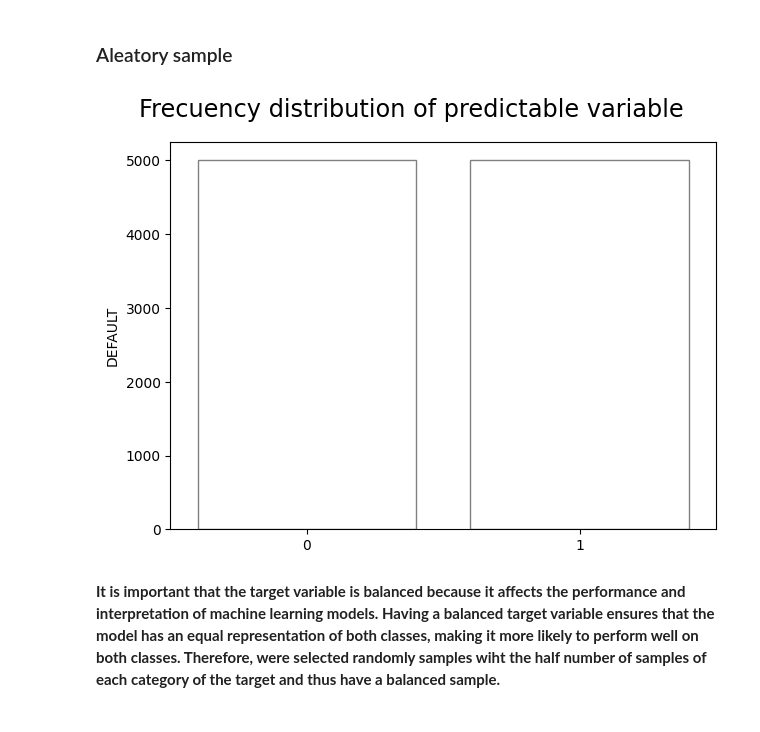
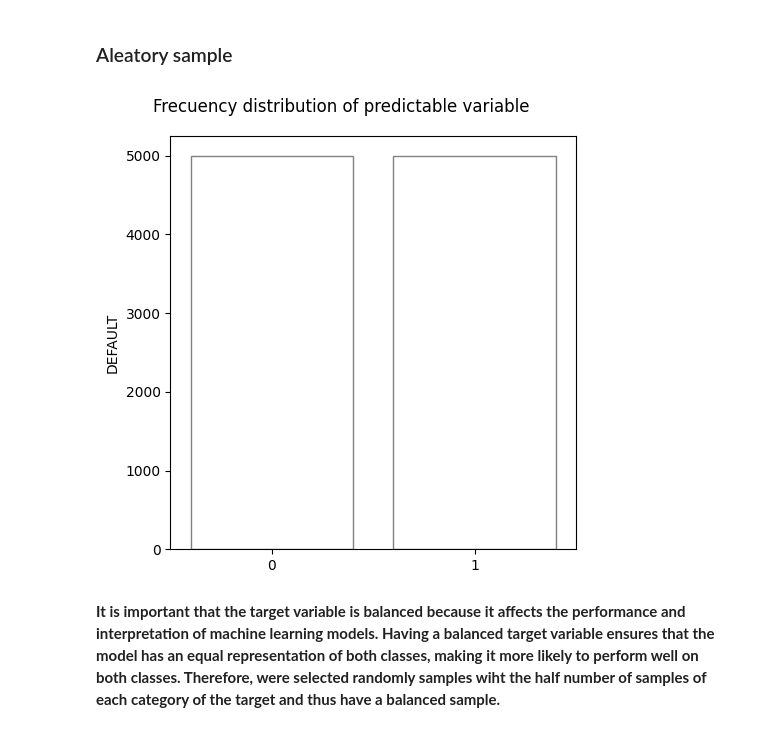
Before and after one commit to pagrkonecta/Konecta_Test, a Jupyter notebook: Konecta_Test_PAGR.ipynb, the cells around one changed output. Saved outputs shown, nothing was run; the diff lists cells and outputs as text; code cells hidden in the pictures.

```diff
--- a/Konecta_Test_PAGR.ipynb
+++ b/Konecta_Test_PAGR.ipynb
@@ -436,11 +436,26 @@ for i in ['SEX', 'EDUCATION', 'MARRIAGE']:
 df=pd.concat([pd.get_dummies(df['SEX'], prefix='SEX'),
                 pd.get_dummies(df['EDUCATION'], prefix='EDUCATION'),
                 pd.get_dummies(df['MARRIAGE'], prefix='MARRIAGE'),
+                pd.get_dummies(df['PAY_1'], prefix='PAY_1'),
+                pd.get_dummies(df['PAY_2'], prefix='PAY_2'),
+                pd.get_dummies(df['PAY_3'], prefix='PAY_3'),
+                pd.get_dummies(df['PAY_4'], prefix='PAY_4'),
+                pd.get_dummies(df['PAY_5'], prefix='PAY_5'),
+                pd.get_dummies(df['PAY_6'], prefix='PAY_6'),
                 df],axis=1)
+
 # drop original columns
 df.drop(['EDUCATION'],axis=1, inplace=True)
 df.drop(['SEX'],axis=1, inplace=True)
 df.drop(['MARRIAGE'],axis=1, inplace=True)
+df.drop(['PAY_1'],axis=1, inplace=True)
+df.drop(['PAY_2'],axis=1, inplace=True)
+df.drop(['PAY_3'],axis=1, inplace=True)
+df.drop(['PAY_4'],axis=1, inplace=True)
+df.drop(['PAY_5'],axis=1, inplace=True)
+df.drop(['PAY_6'],axis=1, inplace=True)
+
+
 # print samples
 df.head()
 # %% [output]
@@ -469,13 +484,14 @@ dff = pd.concat([category_a_sample, category_b_sample])
 dff = dff.sample(frac=1, random_state=42)
 # %%
 #Target
+plt.figure(figsize=(5, 5))
 sns.barplot(x=dff['DEFAULT'].value_counts().index, y=dff['DEFAULT'].value_counts(),
                 errcolor='.5', linewidth=1, edgecolor='.5', facecolor=(0, 0, 0, 0))
-plt.suptitle('Frecuency distribution of predictable variable', ha='center', fontsize='xx-large')
+plt.suptitle('Frecuency distribution of predictable variable', ha='center', fontsize=12)
 plt.tight_layout()
 plt.show()
 # %% [output]
-[figure, old version]
+[figure, new version]
 # %% [markdown]
 **It is important that the target variable is balanced because it affects the performance and interpretation of machine learning models. Having a balanced target variable ensures that the model has an equal representation of both classes, making it more likely to perform well on both classes. Therefore, were selected randomly samples wiht the half number of samples of each category of the target and thus have a balanced sample.**
 # %%
```
Also changed, not shown: parts of 48 cells of this notebook.
